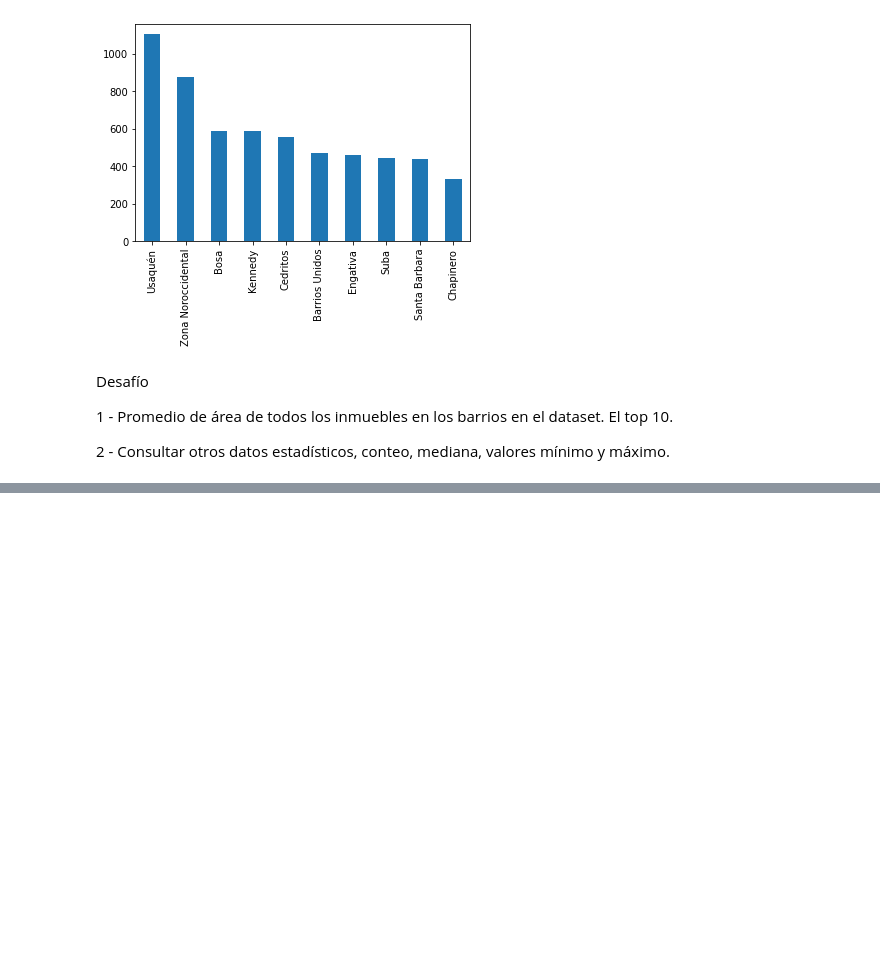
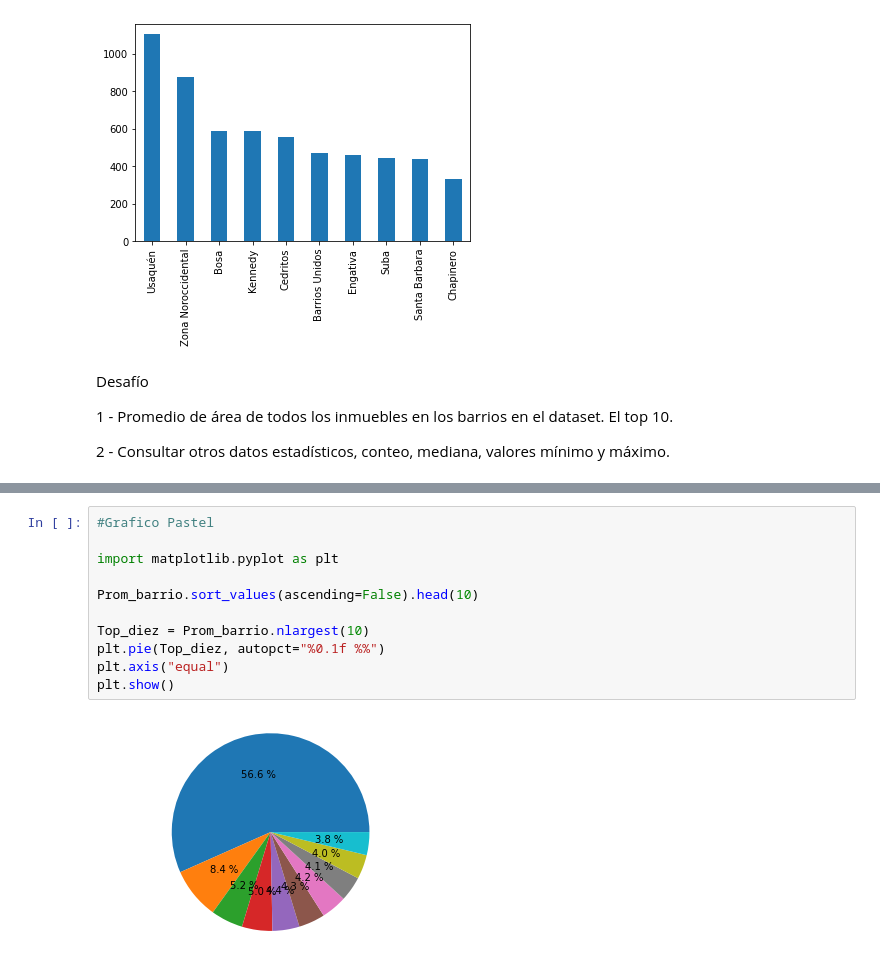
Before and after one commit to faberleondev/aula1_alura_colab, a Jupyter notebook: Aula1datos.ipynb, the cells around one changed output, grey strips where cells are left out. Cells and saved outputs as stored; diff of their text form; blank space fills up the shorter version.

```diff
--- a/Aula1datos.ipynb
+++ b/Aula1datos.ipynb
@@ -236,0 +244,13 @@ inmuebles.groupby(['Barrio'])['Area'].mean().nlargest(10).plot.bar()
+# %%
+#Grafico Pastel
+
+import matplotlib.pyplot as plt
+
+Prom_barrio.sort_values(ascending=False).head(10)
+
+Top_diez = Prom_barrio.nlargest(10)
+plt.pie(Top_diez, autopct="%0.1f %%")
+plt.axis("equal")
+plt.show()
+# %% [output]
+[figure, added]
```
Also changed, not shown: parts of 5 cells of this notebook.
